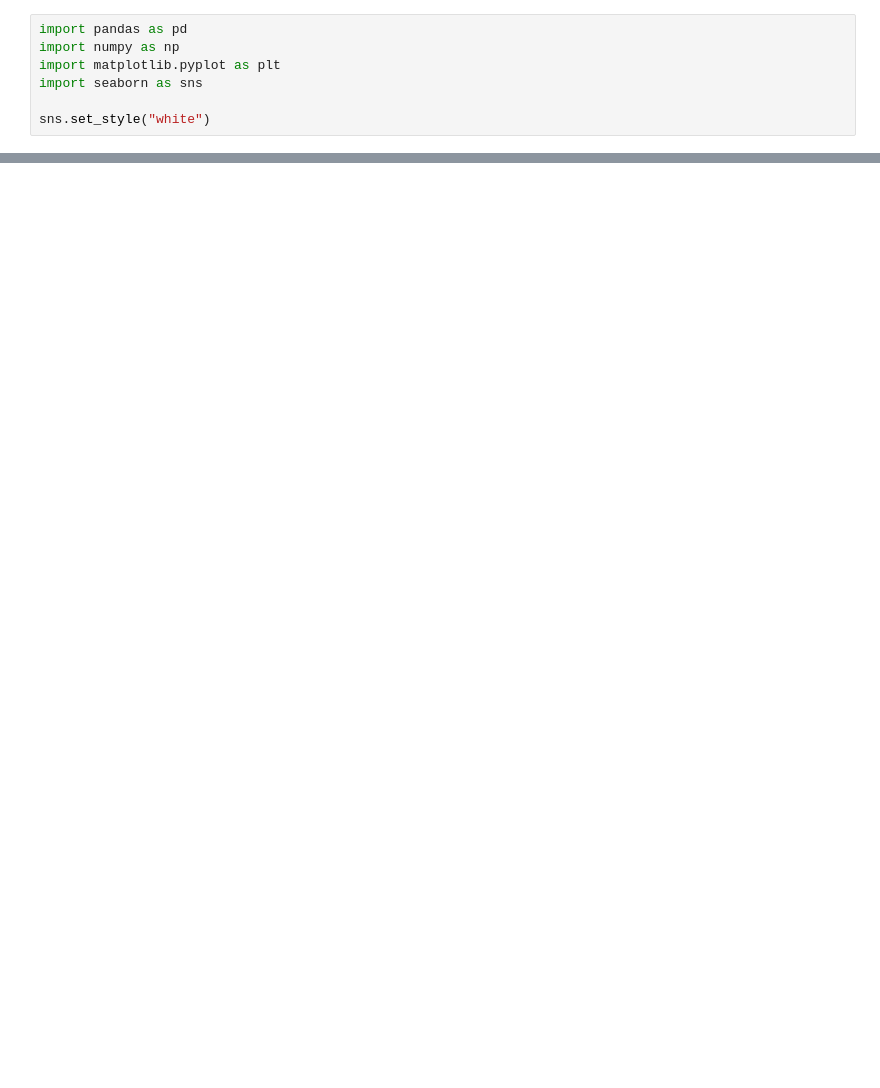
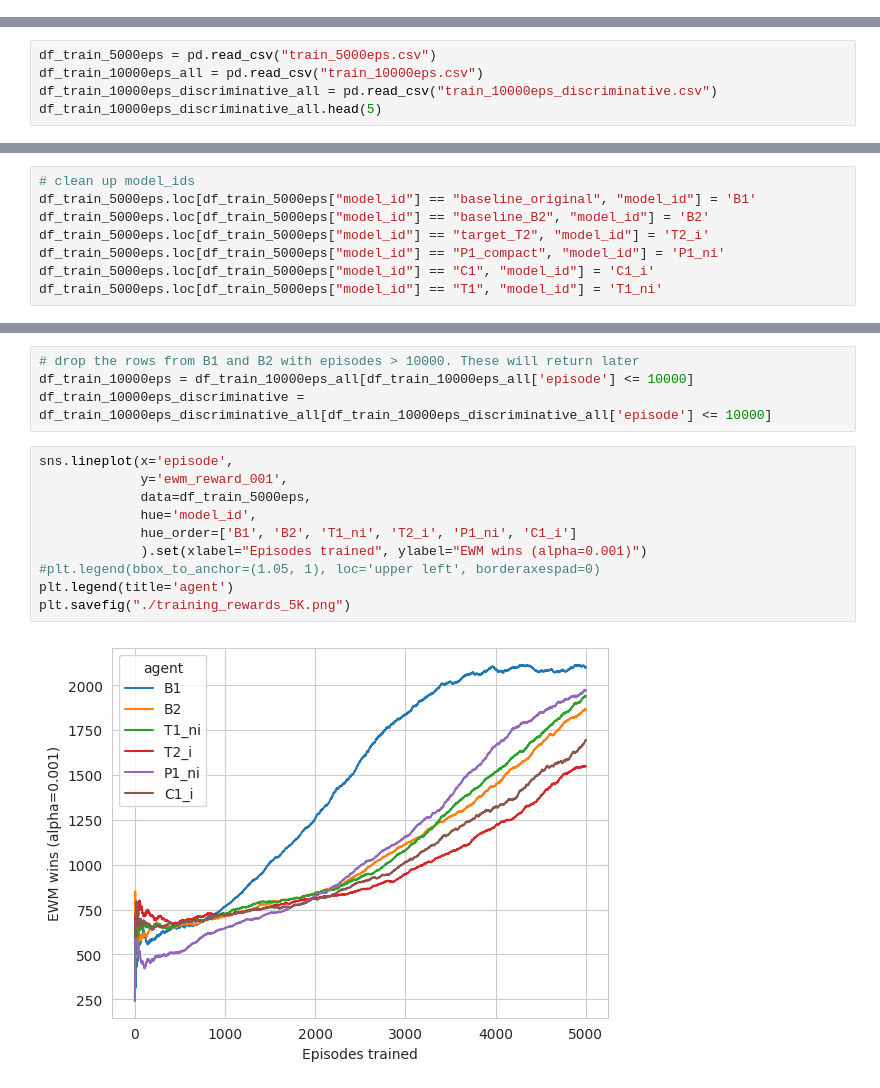
Before and after one commit to aggravated-monster/master, a Jupyter notebook: mario_visualisation/train.ipynb, the cells around one changed output, grey strips where cells are left out. Drawn from its saved outputs; the diff is of its cells as text; blank space fills up the shorter version.

Commit message:
Renames, cleanup, reference

```diff
--- a/mario_visualisation/train.ipynb
+++ b/mario_visualisation/train.ipynb
@@ -3,7 +0,0 @@
-# %%
-import pandas as pd
-import numpy as np
-import matplotlib.pyplot as plt
-import seaborn as sns
-
-sns.set_style("white")
@@ -158,0 +7,5 @@ sns.lineplot(x='episode', y='epsilon', data=concatenated_10000, hue='dataset')
+# %%
+df_train_5000eps = pd.read_csv("train_5000eps.csv")
+df_train_10000eps_all = pd.read_csv("train_10000eps.csv")
+df_train_10000eps_discriminative_all = pd.read_csv("train_10000eps_discriminative.csv")
+df_train_10000eps_discriminative_all.head(5)
@@ -158,0 +20,8 @@ sns.lineplot(x='episode', y='epsilon', data=concatenated_10000, hue='dataset')
+# %%
+# clean up model_ids
+df_train_5000eps.loc[df_train_5000eps["model_id"] == "baseline_original", "model_id"] = 'B1'
+df_train_5000eps.loc[df_train_5000eps["model_id"] == "baseline_B2", "model_id"] = 'B2'
+df_train_5000eps.loc[df_train_5000eps["model_id"] == "target_T2", "model_id"] = 'T2_i'
+df_train_5000eps.loc[df_train_5000eps["model_id"] == "P1_compact", "model_id"] = 'P1_ni'
+df_train_5000eps.loc[df_train_5000eps["model_id"] == "C1", "model_id"] = 'C1_i'
+df_train_5000eps.loc[df_train_5000eps["model_id"] == "T1", "model_id"] = 'T1_ni'
@@ -158,0 +38,16 @@ sns.lineplot(x='episode', y='epsilon', data=concatenated_10000, hue='dataset')
+# %%
+# drop the rows from B1 and B2 with episodes > 10000. These will return later
+df_train_10000eps = df_train_10000eps_all[df_train_10000eps_all['episode'] <= 10000]
+df_train_10000eps_discriminative = df_train_10000eps_discriminative_all[df_train_10000eps_discriminative_all['episode'] <= 10000]
+# %%
+sns.lineplot(x='episode',
+             y='ewm_reward_001',
+             data=df_train_5000eps,
+             hue='model_id',
+             hue_order=['B1', 'B2', 'T1_ni', 'T2_i', 'P1_ni', 'C1_i']
+             ).set(xlabel="Episodes trained", ylabel="EWM wins (alpha=0.001)")
+#plt.legend(bbox_to_anchor=(1.05, 1), loc='upper left', borderaxespad=0)
+plt.legend(title='agent')
+plt.savefig("./training_rewards_5K.png")
+# %% [output]
+[figure, added]
```
Also changed, not shown: parts of 69 cells of this notebook, 36 other files.
